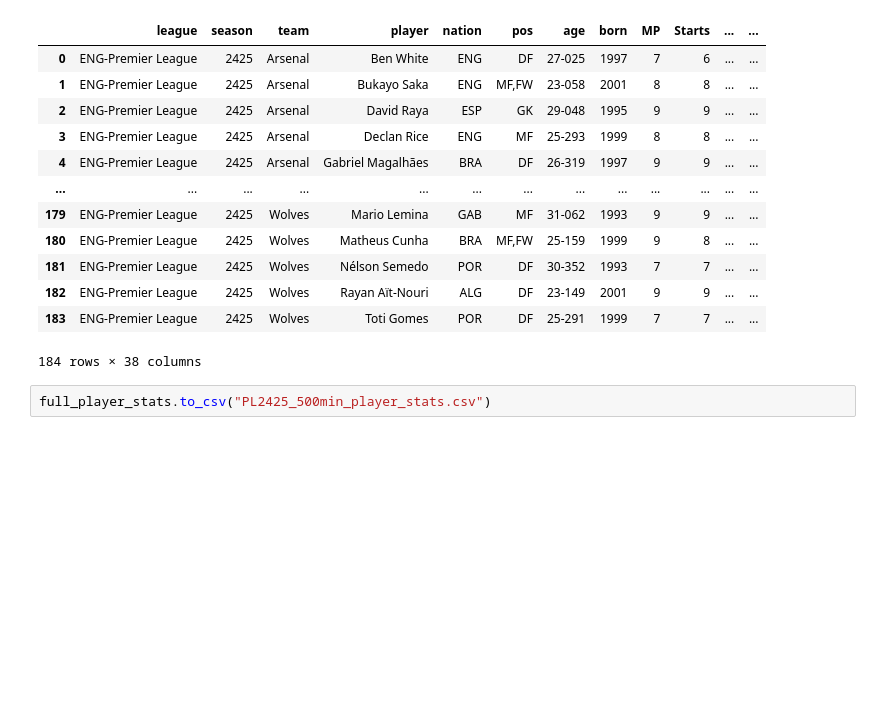
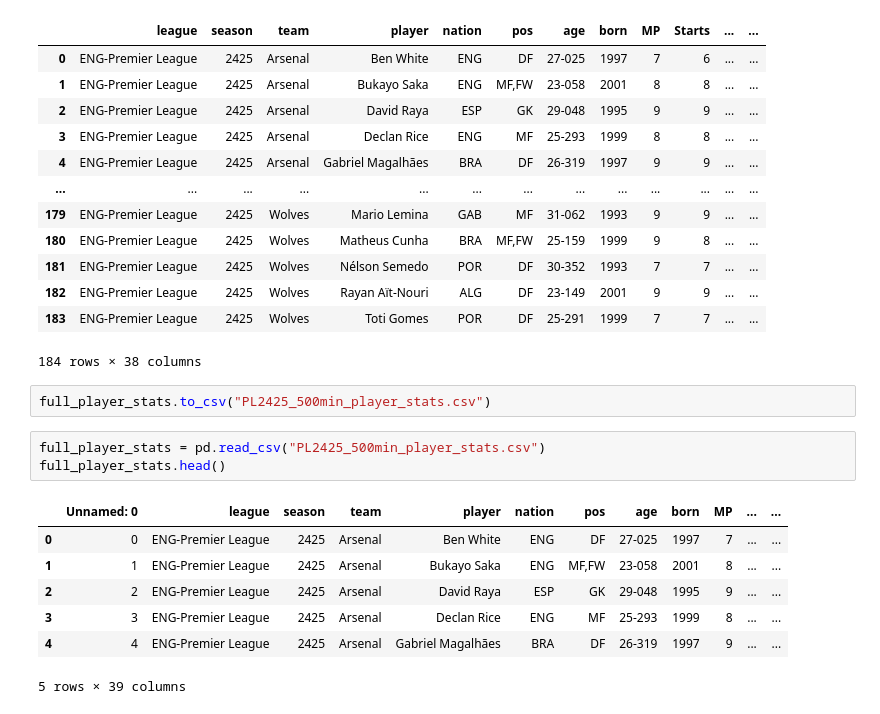
Before and after one commit to jasminex21/spurs_transfer_scout, a Jupyter notebook: testing/01_v2.ipynb, the cells around one changed output. Saved outputs shown, nothing was run; the diff lists cells and outputs as text; blank space fills up the shorter version.

```diff
--- a/testing/01_v2.ipynb
+++ b/testing/01_v2.ipynb
@@ -320,3 +320,14 @@ full_player_stats
 184 rows × 38 columns
 # %%
 full_player_stats.to_csv("PL2425_500min_player_stats.csv")
+# %%
+full_player_stats = pd.read_csv("PL2425_500min_player_stats.csv")
+full_player_stats.head()
+# %% [output]
+|  | Unnamed: 0 | league | season | team | player | nation | pos | age | born | MP | ... | ... |
+| 0 | 0 | ENG-Premier League | 2425 | Arsenal | Ben White | ENG | DF | 27-025 | 1997 | 7 | ... | ... |
+| 1 | 1 | ENG-Premier League | 2425 | Arsenal | Bukayo Saka | ENG | MF,FW | 23-058 | 2001 | 8 | ... | ... |
+| 2 | 2 | ENG-Premier League | 2425 | Arsenal | David Raya | ESP | GK | 29-048 | 1995 | 9 | ... | ... |
+| 3 | 3 | ENG-Premier League | 2425 | Arsenal | Declan Rice | ENG | MF | 25-293 | 1999 | 8 | ... | ... |
+| 4 | 4 | ENG-Premier League | 2425 | Arsenal | Gabriel Magalhães | BRA | DF | 26-319 | 1997 | 9 | ... | ... |
+5 rows × 39 columns
```
Also changed, not shown: parts of 8 cells of this notebook, 1 other file.
